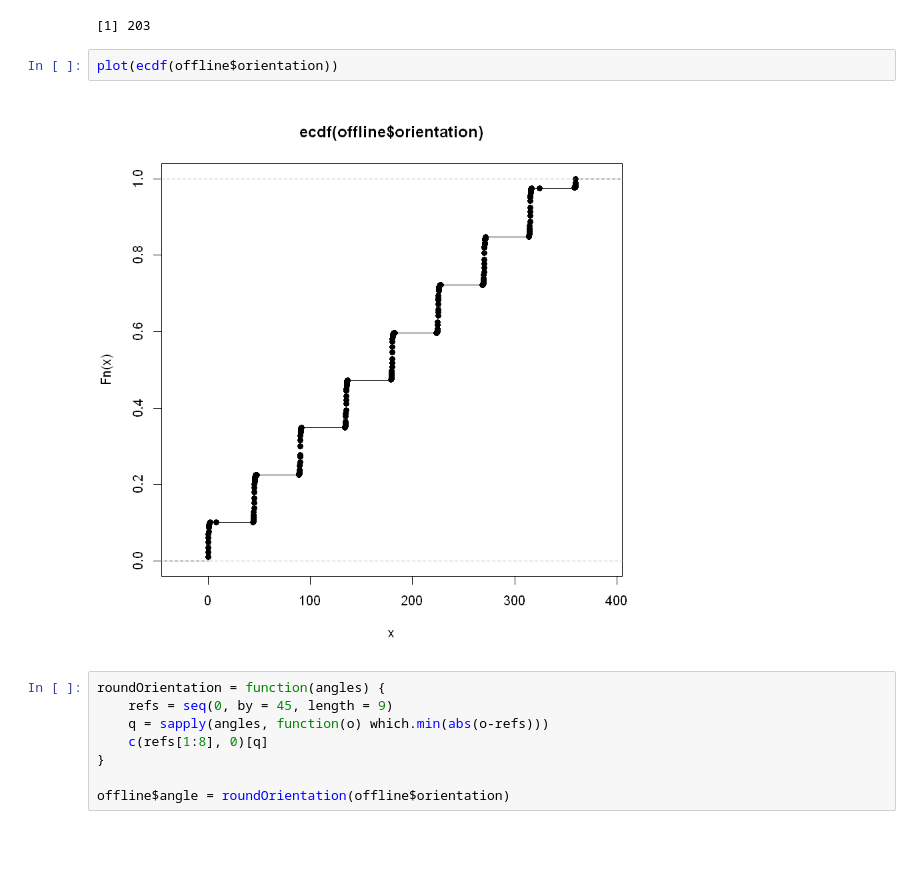
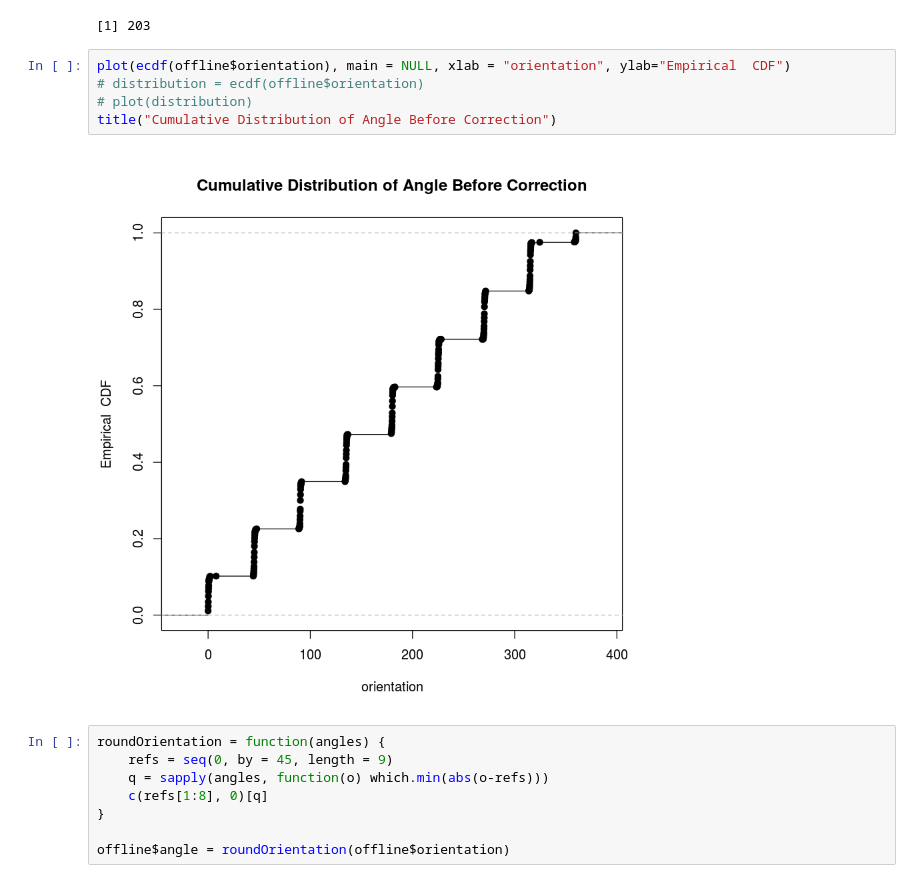
Before and after one commit to CaseyRMartinez/QTW_CaseStudies, a Jupyter notebook: RTLS_CaseStudy1.ipynb, the cells around one changed output. Cells and saved outputs as stored; diff of their text form; blank space fills up the shorter version.

```diff
--- a/RTLS_CaseStudy1.ipynb
+++ b/RTLS_CaseStudy1.ipynb
@@ -179,10 +179,13 @@ offline = offline[, !(names(offline) %in% c("scanMac", "posZ"))]
 length(unique(offline$orientation))
 # %% [output]
 [1] 203
-# %%
-plot(ecdf(offline$orientation))
-# %% [output]
-[figure, removed]
+# %%
+plot(ecdf(offline$orientation), main = NULL, xlab = "orientation", ylab="Empirical  CDF")
+# distribution = ecdf(offline$orientation)
+# plot(distribution)
+title("Cumulative Distribution of Angle Before Correction")
+# %% [output]
+[figure, added]
 # %%
 roundOrientation = function(angles) {
     refs = seq(0, by = 45, length = 9)
```
Also changed, not shown: parts of 3 cells of this notebook, 3 other files.
